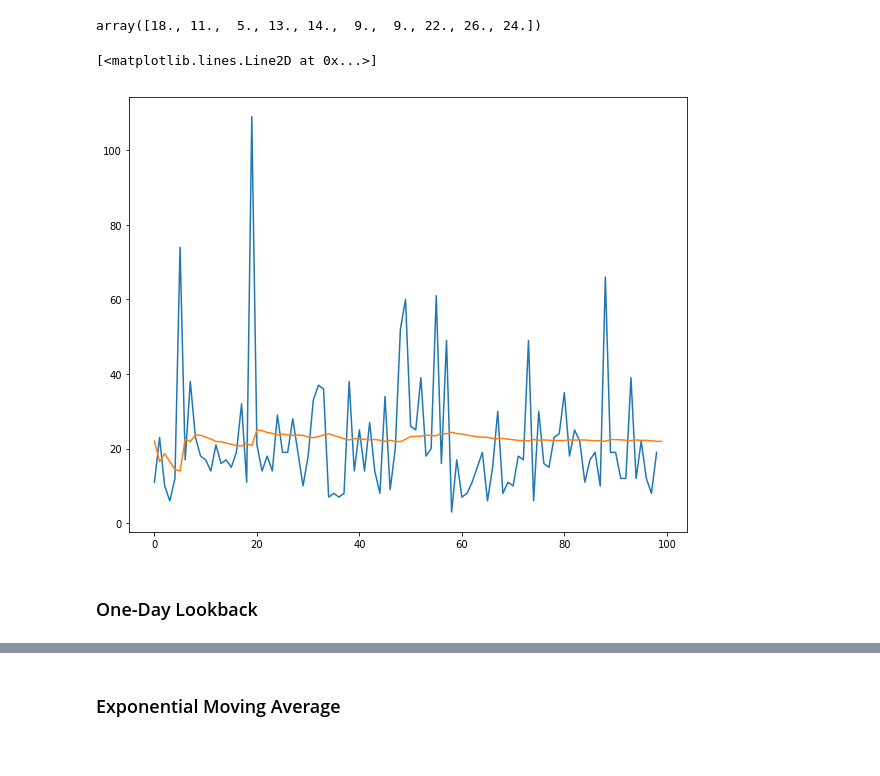
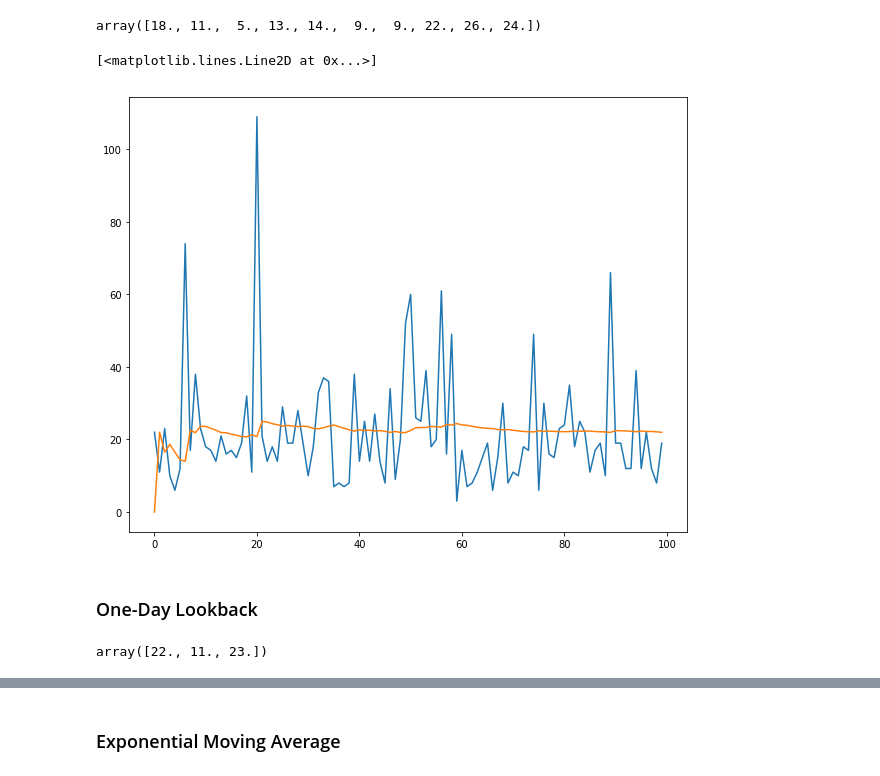
Before and after one commit to tavishcode/fyp, a Jupyter notebook: wiki_test.ipynb, the cells around one changed output, grey strips where cells are left out. Saved outputs shown, nothing was run; the diff lists cells and outputs as text; code cells hidden in the pictures.

```diff
--- a/wiki_test.ipynb
+++ b/wiki_test.ipynb
@@ -60,16 +60,16 @@ arr[0][:10]
 # %% [output]
 array([18., 11.,  5., 13., 14.,  9.,  9., 22., 26., 24.])
 # %%
-preds = [[] for i in range(arr.shape[0])]
+preds = [[0] for i in range(arr.shape[0])]
 for i in range(1, arr.shape[1]): # i -> timestep
     for j in range(arr.shape[0]): # j -> webpage
         preds[j].append(sum(arr[j][:i])/i)
 # %%
-plt.plot(arr[20][1:100])
+plt.plot(arr[20][:100])
 plt.plot(preds[20][:100])
 # %% [output]
 [<matplotlib.lines.Line2D at 0x...>]
-[figure, old version]
+[figure, new version]
 # %% [markdown]
 ### One-Day Lookback
 # %%
@@ -77,6 +77,10 @@ preds = [[] for i in range(arr.shape[0])]
 for i in range(1, arr.shape[1]): # i -> timestep
     for j in range(arr.shape[0]): # j -> webpage
         preds[j].append(arr[j][i-1])
+# %%
+arr[20][:3]
+# %% [output]
+array([22., 11., 23.])
 # %%
 plt.plot(arr[20][1:100])
 plt.plot(preds[20][:100])
```
Also changed, not shown: parts of 4 cells of this notebook.
